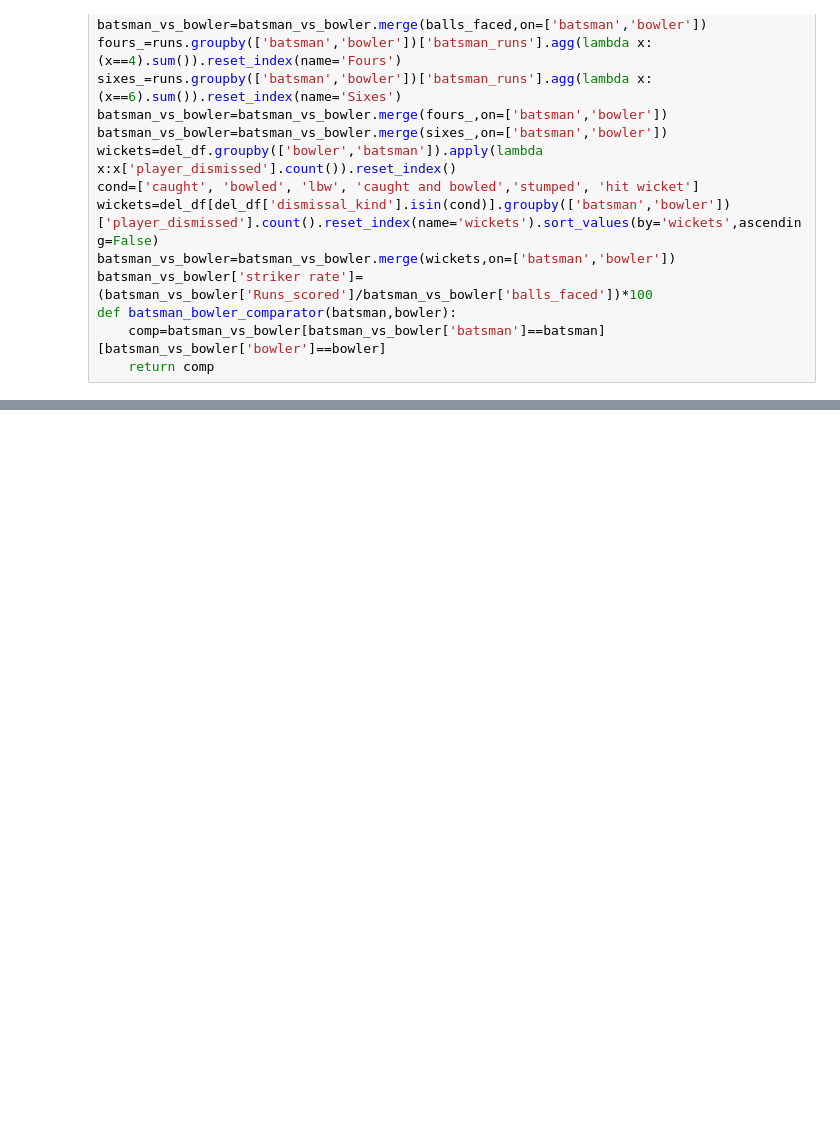
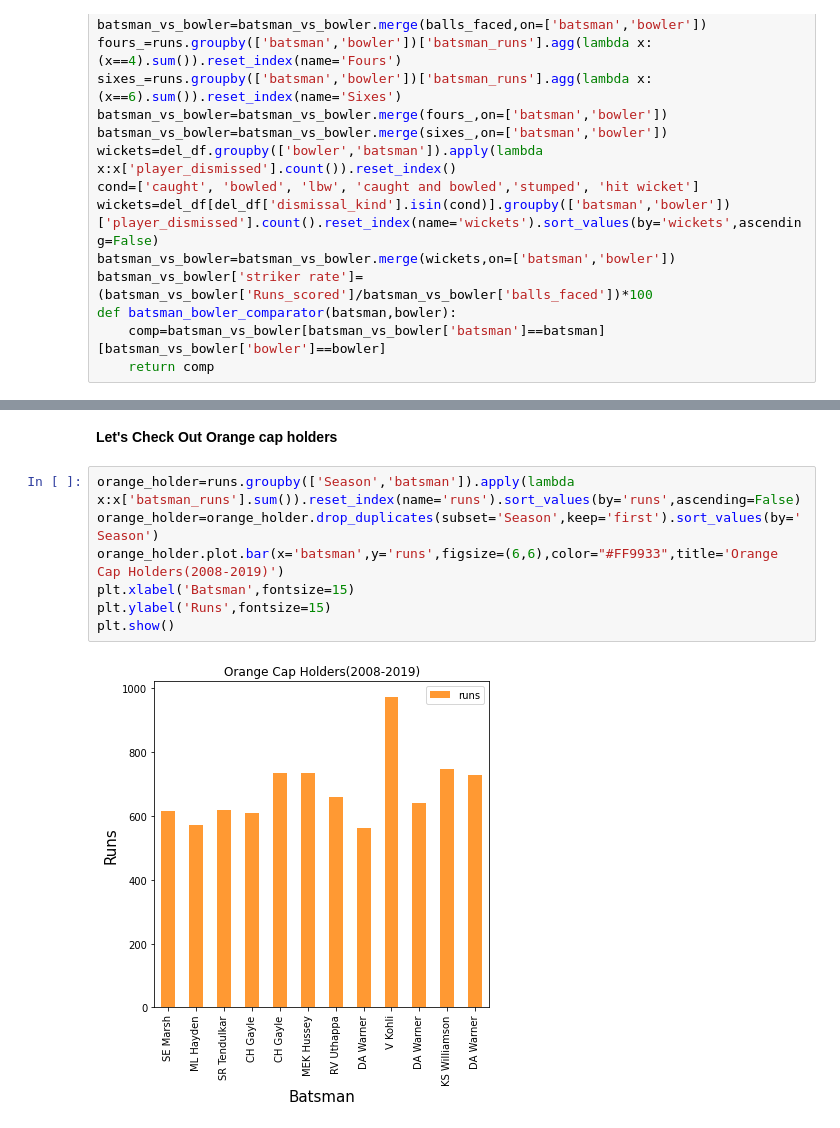
Before and after one commit to Jalpeshv/IPL-Analysis, a Jupyter notebook: IPL_Exploratory_Data_Analysis.ipynb, the cells around one changed output, grey strips where cells are left out. Drawn from its saved outputs; the diff is of its cells as text; blank space fills up the shorter version.

```diff
--- a/IPL_Exploratory_Data_Analysis.ipynb
+++ b/IPL_Exploratory_Data_Analysis.ipynb
@@ -776,0 +802,11 @@ def batsman_bowler_comparator(batsman,bowler):
+# %% [markdown]
+**Let's Check Out Orange cap holders**
+# %%
+orange_holder=runs.groupby(['Season','batsman']).apply(lambda x:x['batsman_runs'].sum()).reset_index(name='runs').sort_values(by='runs',ascending=False)
+orange_holder=orange_holder.drop_duplicates(subset='Season',keep='first').sort_values(by='Season')
+orange_holder.plot.bar(x='batsman',y='runs',figsize=(6,6),color="#FF9933",title='Orange Cap Holders(2008-2019)')
+plt.xlabel('Batsman',fontsize=15)
+plt.ylabel('Runs',fontsize=15)
+plt.show()
+# %% [output]
+[figure, added]
```
Also changed, not shown: parts of 12 cells of this notebook.
